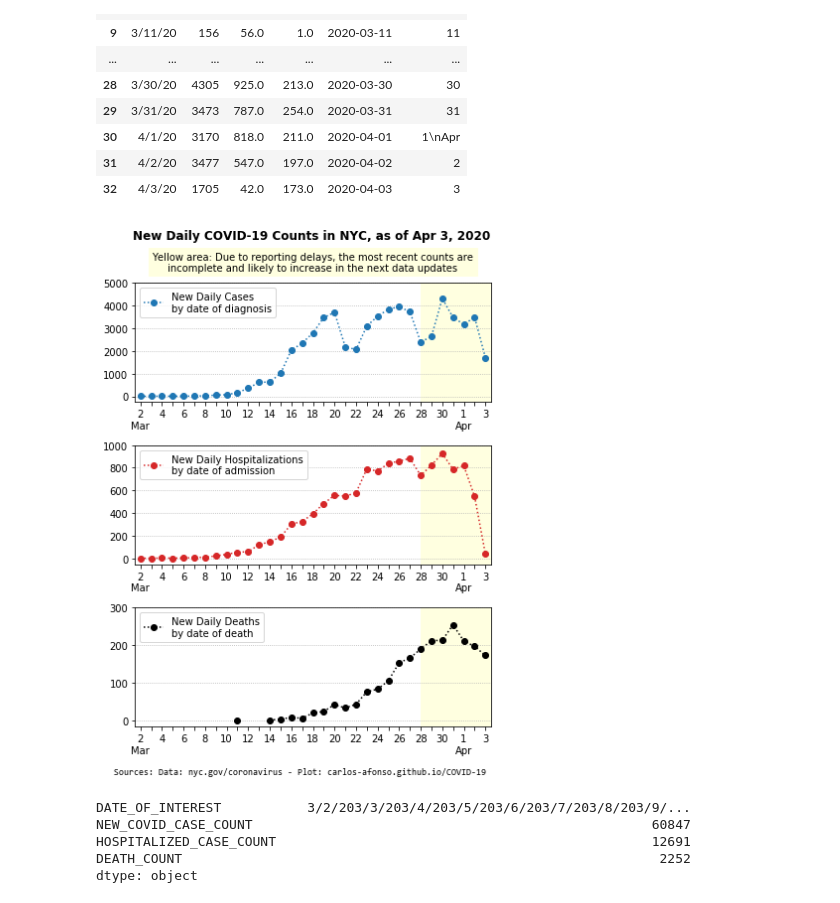
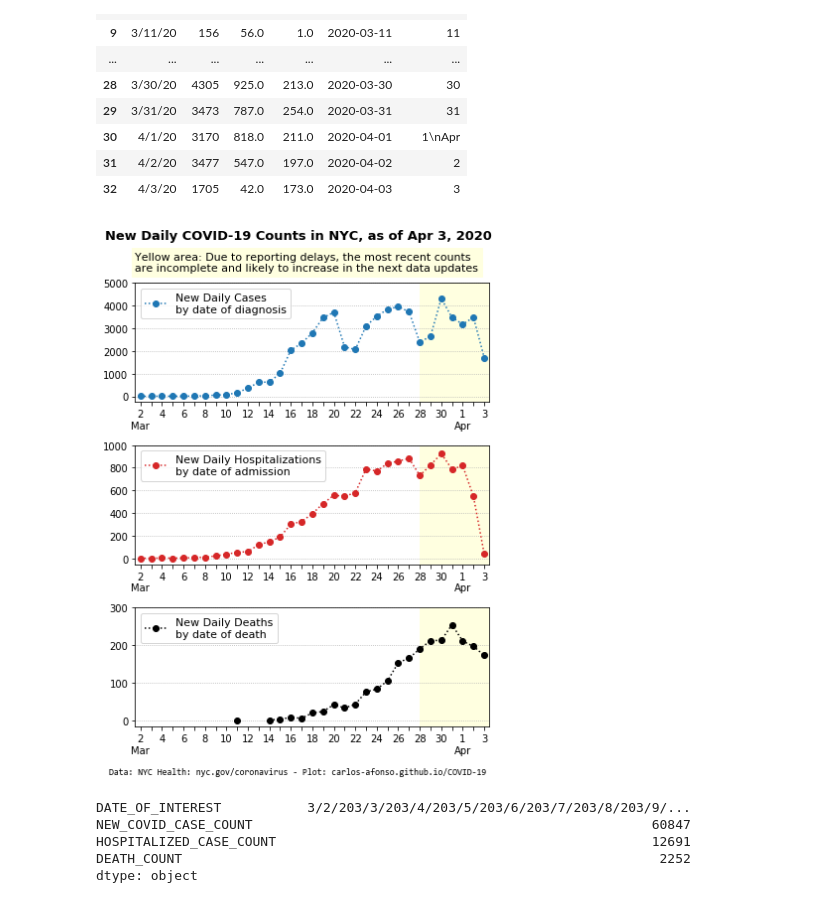
Before and after one commit to carlos-afonso/COVID-19, a Jupyter notebook: notebooks/nyc-covid-19-case-hosp-death.ipynb, the cells around one changed output. Saved outputs shown, nothing was run; the diff lists cells and outputs as text; code cells hidden in the pictures.

Commit message:
improves plot

```diff
--- a/notebooks/nyc-covid-19-case-hosp-death.ipynb
+++ b/notebooks/nyc-covid-19-case-hosp-death.ipynb
@@ -22,9 +22,11 @@ Data notes from the data source [https://github.com/nychealth/coronavirus-data]:
 > Because of delays in reporting, the most recent data may be incomplete. Data shown currently will be updated in the future as new cases, hospitalizations, and deaths are reported.
 # %%
 update_str = 'as of Apr 3, 2020'
-source_str = 'Sources: Data: nyc.gov/coronavirus - Plot: carlos-afonso.github.io/COVID-19'
+
+#source_str = 'Sources: Data: nyc.gov/coronavirus - Plot: carlos-afonso.github.io/COVID-19'
 #source_str = 'Data: nyc.gov/coronavirus - Plot: carlos-afonso.github.io/COVID-19'
 #source_str = 'Data source: NYC Health: github.com/nychealth/coronavirus-data'
+source_str = 'Data: NYC Health: nyc.gov/coronavirus - Plot: carlos-afonso.github.io/COVID-19'
 
 data_file = '../data/nychealth-coronavirus-data/case-hosp-death.csv'
 
@@ -168,42 +170,41 @@ fig, (ax1, ax2, ax3) = plt.subplots(3, figsize=(6, 8), sharex=False)
 ax1.plot(df['date'], df['cases'], 'o:', color='C0', label='New Daily Cases\nby date of diagnosis')
 ax2.plot(df['date'], df['hosps'], 'o:', color='C3', label='New Daily Hospitalizations\nby date of admission')
 ax3.plot(df['date'], df['deaths'], 'o:', color='k', label='New Daily Deaths\nby date of death')
 
 y1max = 5000
 y2max = 1000
 y3max = 300
 s = -0.05
 ax1.set_ylim(s*y1max, y1max)
 ax2.set_ylim(s*y2max, y2max)
 ax3.set_ylim(s*y3max, y3max)
 
-warning_color = 'lightyellow' # 'ivory' 'whitesmoke'
+warning_color = 'lightyellow'
 
 title_str = 'New Daily COVID-19 Counts in NYC, ' + update_str
-#title_str = 'NYC\'s New Daily COVID-19 Counts, ' + update_str
-subtitle_str = 'Yellow area: Due to reporting delays, the most recent counts are\n' + \
-               'incomplete and likely to increase in the next data updates'
-fig.suptitle(title_str, fontsize=12, fontweight='bold', x=0.51)
-ax1.set_title(subtitle_str, backgroundcolor=warning_color, fontsize=10, loc='center', pad=12)
+subtitle_str = 'Yellow area: Due to reporting delays, the most recent counts\n' + \
+               'are incomplete and likely to increase in the next data updates'
+fig.suptitle(title_str, fontsize=13, fontweight='bold', ha='center', x=0.48) #x=0.5
+ax1.set_title(subtitle_str, backgroundcolor=warning_color, fontsize=11, loc='left', pad=12)
 
 x_labels = [df['date_label'].iloc[i] if i%2==0 else '' for i in range(len(df))]
 x_labels[-1] = df['date_label'].iloc[-1]
 if len(df)%2 == 0:
     x_labels[-2] = ''
 
 for ax in (ax1, ax2, ax3):
     ax.grid(axis='y', linestyle=':')
-    ax.legend(loc='upper left')
+    ax.legend(loc='upper left', fontsize=11)
     ax.axvspan(len(df)-7, len(df), facecolor=warning_color)
     ax.set_xlim(-0.5, len(df)-0.5)
     ax.set_xticklabels(x_labels)
 
-ax3.text(-2.5, -140, source_str, fontfamily='Consolas', fontsize=9)
+ax3.text(-2.9, -140, source_str, fontfamily='Consolas', fontsize=8.9)
 
 plt.tight_layout(rect=[0, 0, 1, 0.96])
 plt.show()
 # %% [output]
-[figure, old version]
+[figure, new version]
 # %%
 # Save figure as SVG and PNG images
 file_path = '../images/nyc-covid-19-new-daily-cases-hosps-deaths'
```
Also changed, not shown: 2 other files.
